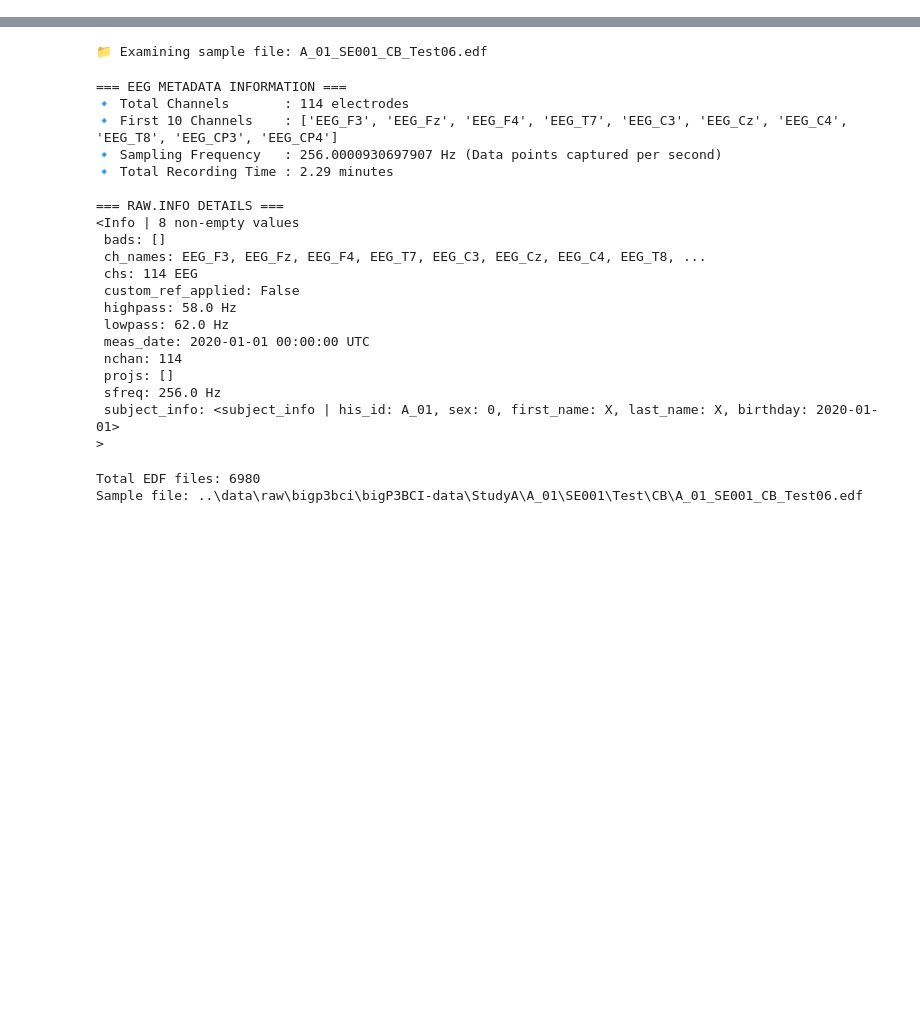
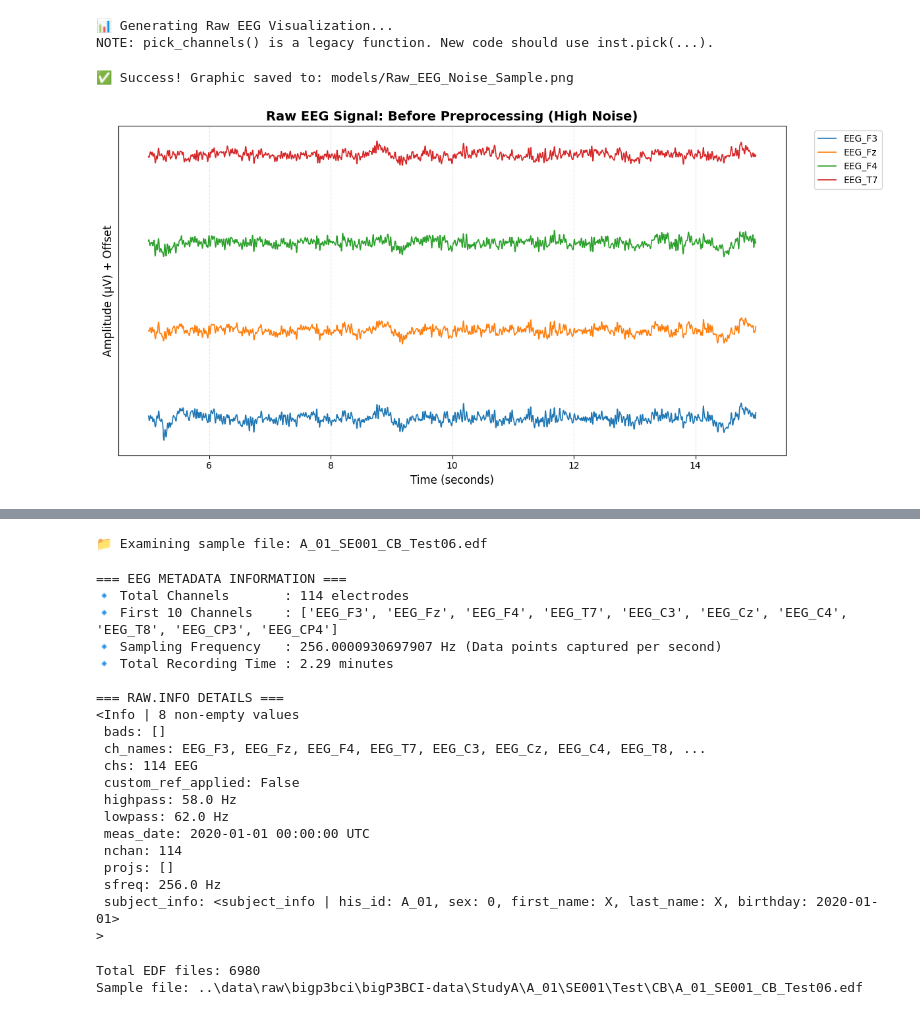
Before and after one commit to gitapra0111/idsc-2026-bigP3BCI, a Jupyter notebook: notebooks/EDA_preprocessing.ipynb, the cells around one changed output, grey strips where cells are left out. Drawn from its saved outputs; the diff is of its cells as text; code cells hidden in the pictures; blank space fills up the shorter version.

```diff
--- a/notebooks/EDA_preprocessing.ipynb
+++ b/notebooks/EDA_preprocessing.ipynb
@@ -0,0 +1,71 @@
+# %%
+# ==========================================
+# VISUALIZE RAW EEG NOISE & ARTIFACTS
+# ==========================================
+
+import mne
+import matplotlib.pyplot as plt
+import numpy as np
+from pathlib import Path
+import os
+
+print("📊 Generating Raw EEG Visualization...")
+
+# 1. Define the path to your raw dataset
+# Adjust this path depending on where your .ipynb file is located
+raw_dir = Path('../data/raw/bigp3bci')
+all_files = list(raw_dir.rglob('*.edf'))
+
+if not all_files:
+    raise FileNotFoundError("No .edf files found! Please check your folder path.")
+
+sample_file = all_files[0]
+
+# 2. Load the raw data (preload=True is needed to extract data array)
+raw = mne.io.read_raw_edf(sample_file, preload=True, verbose=False)
+
+# 3. Select a specific 10-second time window (e.g., from second 5 to 15)
+start_time = 5
+end_time = 15
+start_idx, end_idx = raw.time_as_index([start_time, end_time])
+
+# 4. Pick the first 4 channels to clearly show the noise without cluttering the screen
+channels_to_plot = raw.ch_names[:4]
+raw_subset = raw.copy().pick_channels(channels_to_plot)
+
+# Extract data (MNE stores data in Volts, we multiply by 1e6 to get microvolts)
+data, times = raw_subset[:, start_idx:end_idx]
+data_uv = data * 1e6
+
+# 5. Plotting the signals
+plt.figure(figsize=(12, 6))
+
+# We add an offset to each channel so they stack vertically instead of overlapping
+offset_step = 150
+for i, ch_name in enumerate(channels_to_plot):
+    offset = i * offset_step
+    plt.plot(times, data_uv[i] + offset, label=ch_name, linewidth=1.2)
+
+plt.title('Raw EEG Signal: Before Preprocessing (High Noise)', fontsize=14, fontweight='bold')
+plt.xlabel('Time (seconds)', fontsize=12)
+plt.ylabel('Amplitude (μV) + Offset', fontsize=12)
+
+# Hide Y-axis numbers because the offset makes them irrelevant for pure shape visualization
+plt.yticks([])
+
+plt.legend(loc='upper right', bbox_to_anchor=(1.15, 1))
+plt.grid(True, alpha=0.3, linestyle='--')
+plt.tight_layout()
+
+# 6. Save the graphic for your technical report
+os.makedirs("models", exist_ok=True)
+save_path = "models/Raw_EEG_Noise_Sample.png"
+plt.savefig(save_path, dpi=300, bbox_inches='tight')
+
+print(f"✅ Success! Graphic saved to: {save_path}")
+plt.show()
+# %% [output]
+📊 Generating Raw EEG Visualization...
+NOTE: pick_channels() is a legacy function. New code should use inst.pick(...).
+✅ Success! Graphic saved to: models/Raw_EEG_Noise_Sample.png
+[figure, added]
```
Also changed, not shown: parts of 2 cells of this notebook, 6 other files.
